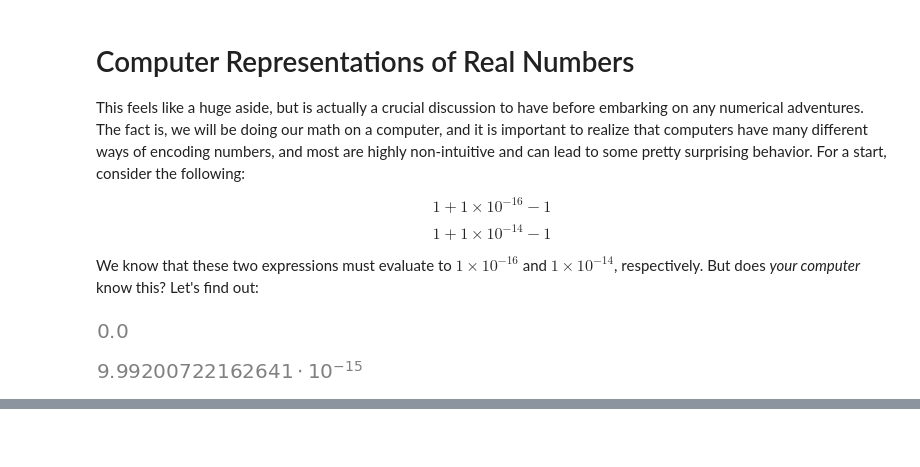
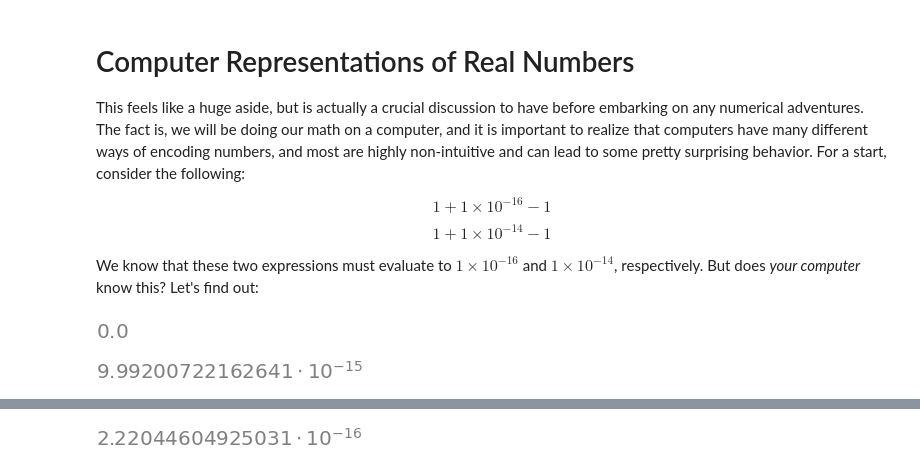
Before and after one commit to dsavransky/astrodynamicsbook, a Jupyter notebook: Notebooks/16-Inverting the Time Equation.ipynb, the cells around one changed output, grey strips where cells are left out. Saved outputs shown, nothing was run; the diff lists cells and outputs as text; code cells hidden in the pictures; blank space fills up the shorter version.

```diff
--- a/Notebooks/16-Inverting the Time Equation.ipynb
+++ b/Notebooks/16-Inverting the Time Equation.ipynb
@@ -109,0 +175,9 @@ Thus, the amount of
+# %%
+# Define a lambda function for calculating double foating-point
+# local precisions
+eps = lambda x: 2**(np.log2(abs(x)) - 52)
+# %%
+# Now let's evalute the epsilon of 1
+eps(1)
+# %% [output]
+[figure, added]
```
Also changed, not shown: parts of 20 cells of this notebook.
